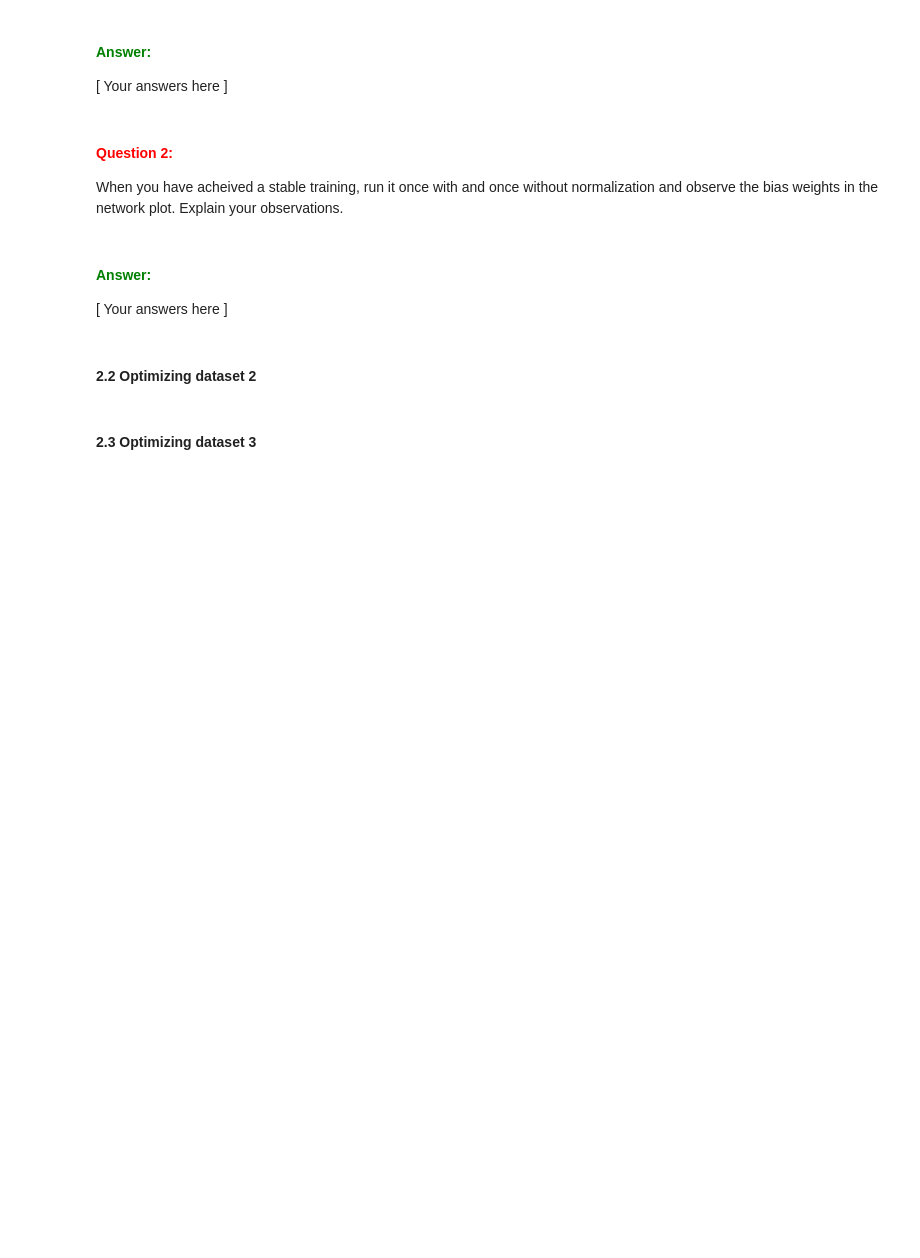
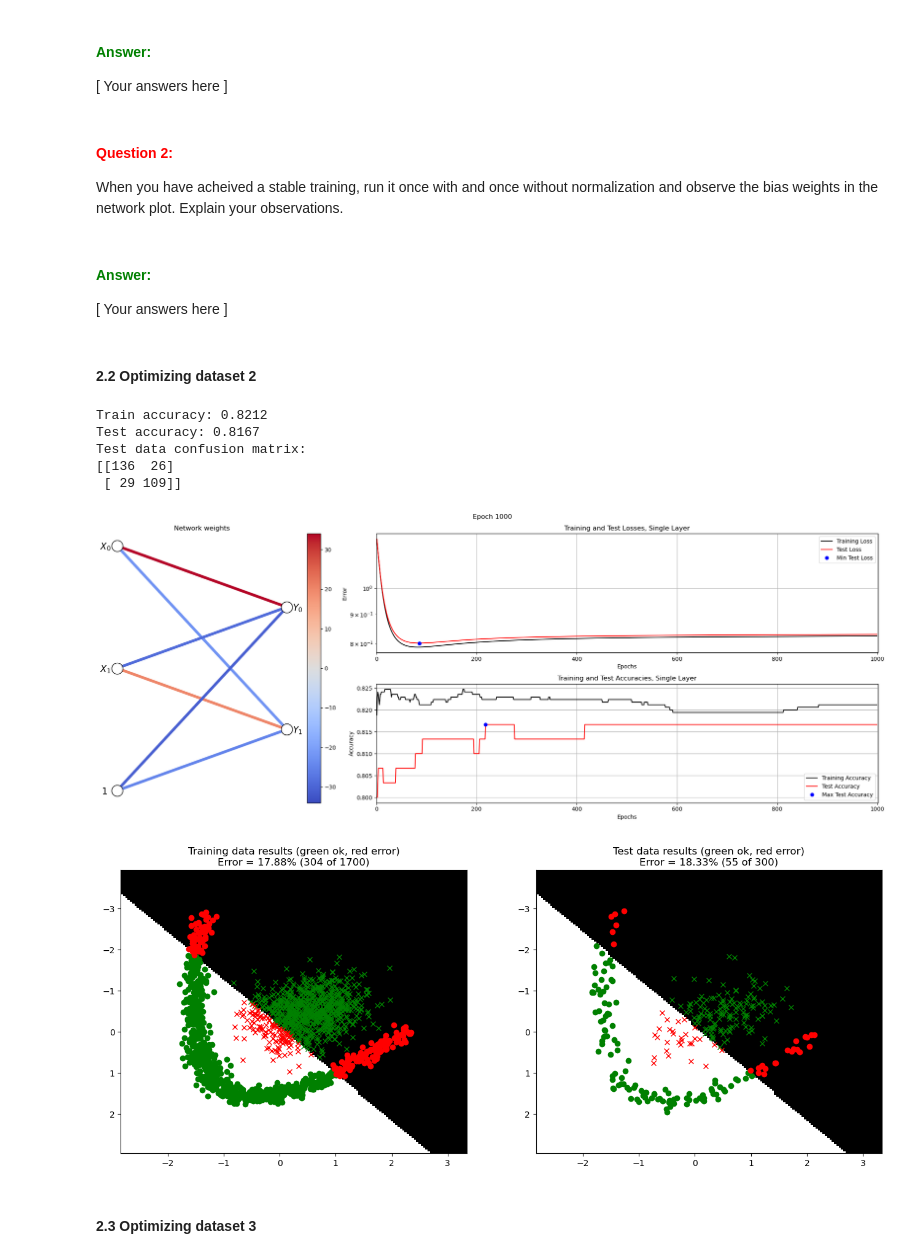
Before and after one commit to mattuz/TBMI26-neural-networks, a Jupyter notebook: LabCode/A1_Supervised/main2_SingleLayer.ipynb, the cells around one changed output. Cells and saved outputs as stored; diff of their text form; code cells hidden in the pictures; blank space fills up the shorter version.

```diff
--- a/LabCode/A1_Supervised/main2_SingleLayer.ipynb
+++ b/LabCode/A1_Supervised/main2_SingleLayer.ipynb
@@ -414,18 +441,26 @@ When you have acheived a stable training, run it once with and once without norm
 # %%
 # --------------------------------------------
 # === Your code here =========================
 # --------------------------------------------
 
-nInputs  = ???
-nClasses = ???
+nInputs  = XTrainNorm.shape[1]
+nClasses = 2
 
-W0 = ???
-B0 = ???
+W0 = np.random.normal(0, 0.01, (nInputs, nClasses ))
+B0 = np.random.normal(0, 0.01, (1, nClasses))
 
-params = {"epochs": ???, "learningRate": ???, "normalize": False, "useTanOutput": False}
+params = {"epochs":  1000, "learningRate": 0.05, "normalize": True, "useTanOutput": False}
 # ============================================
 
 trainSingleLayerOnDataset(2, 0.15, W0, B0, params)
+# %% [output]
+Train accuracy: 0.8212
+Test accuracy: 0.8167
+Test data confusion matrix:
+[[136  26]
+ [ 29 109]]
+[figure, added]
+[figure, added]
 # %% [markdown]
 #### **2.3 Optimizing dataset 3**
 # %%
```
Also changed, not shown: parts of 11 cells of this notebook, 1 other file.
